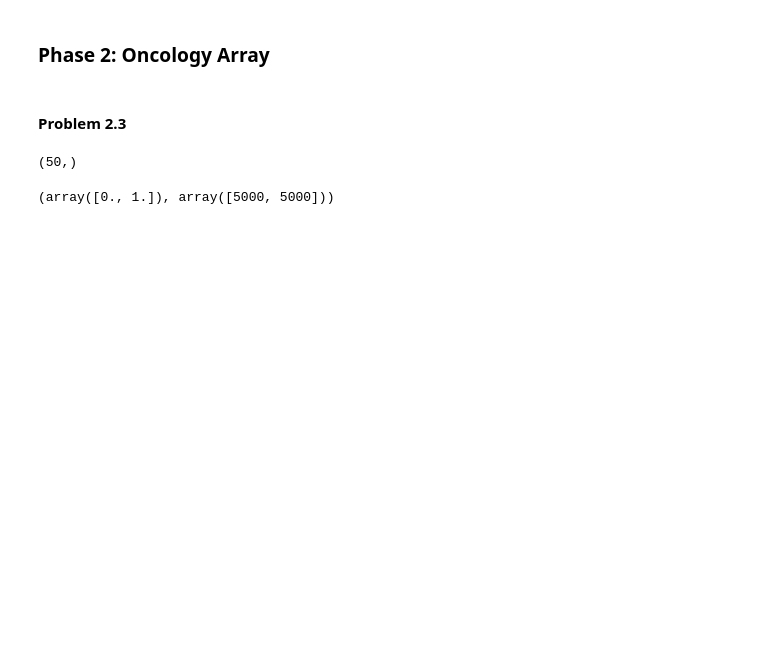
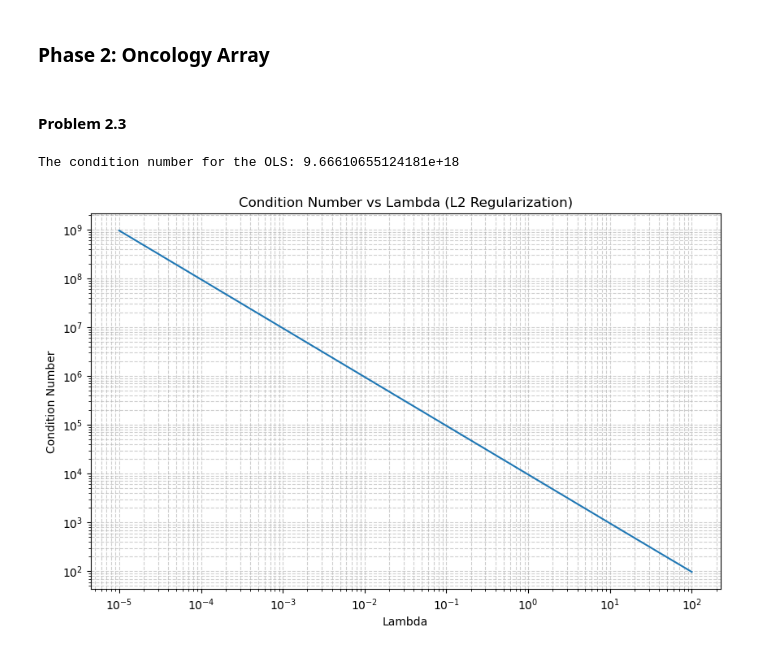
Before and after one commit to dwaipayanhaldar/E1-213-Pattern-Recognition-Neural-Network, a Jupyter notebook: Assignment_1/E1_213_A1_Dwaipayan_Haldar_code.ipynb, the cells around one changed output. Saved outputs shown, nothing was run; the diff lists cells and outputs as text; code cells hidden in the pictures; blank space fills up the shorter version.

```diff
--- a/Assignment_1/E1_213_A1_Dwaipayan_Haldar_code.ipynb
+++ b/Assignment_1/E1_213_A1_Dwaipayan_Haldar_code.ipynb
@@ -62,19 +65,25 @@ Terminated (singular KKT matrix).
 # %% [markdown]
 #### Problem 2.3
 # %%
-data_2 = load_data('dataset_2.csv')
+model = regression(data_2)
+ols_weights, ols_condition_number = model.ordinary_least_squares()
+print(f"The condition number for the OLS: {ols_condition_number}")
+
+lambdas = np.logspace(-5, 2, num=50)
+l2_condition_number_track = []
+for lammbda in lambdas:
+    l2_weights, l2_condition_number = model.l2_regression(lammbda)
+    l2_condition_number_track.append(l2_condition_number)
+
+plt.figure(figsize=(10, 6))
+plt.plot(lambdas, l2_condition_number_track)
+plt.xscale('log')
+plt.yscale('log')
+plt.xlabel('Lambda')
+plt.ylabel('Condition Number')
+plt.title('Condition Number vs Lambda (L2 Regularization)')
+plt.grid(True, which='both', linestyle='--', alpha=0.6)
+plt.show()
+# %% [output]
+The condition number for the OLS: 9.66610655124181e+18
+[figure, added]
-# %%
-data_3 = load_data('dataset_3.csv')
-
-X = data_3[:,:-1]
-
-X[0,:].shape
-# %% [output]
-(50,)
-# %%
-y[y ==1] = 0
-y[y == 2] = 1
-
-np.unique(y, return_counts= True)
-# %% [output]
-(array([0., 1.]), array([5000, 5000]))
```
Also changed, not shown: parts of 24 cells of this notebook, 1 other file.
